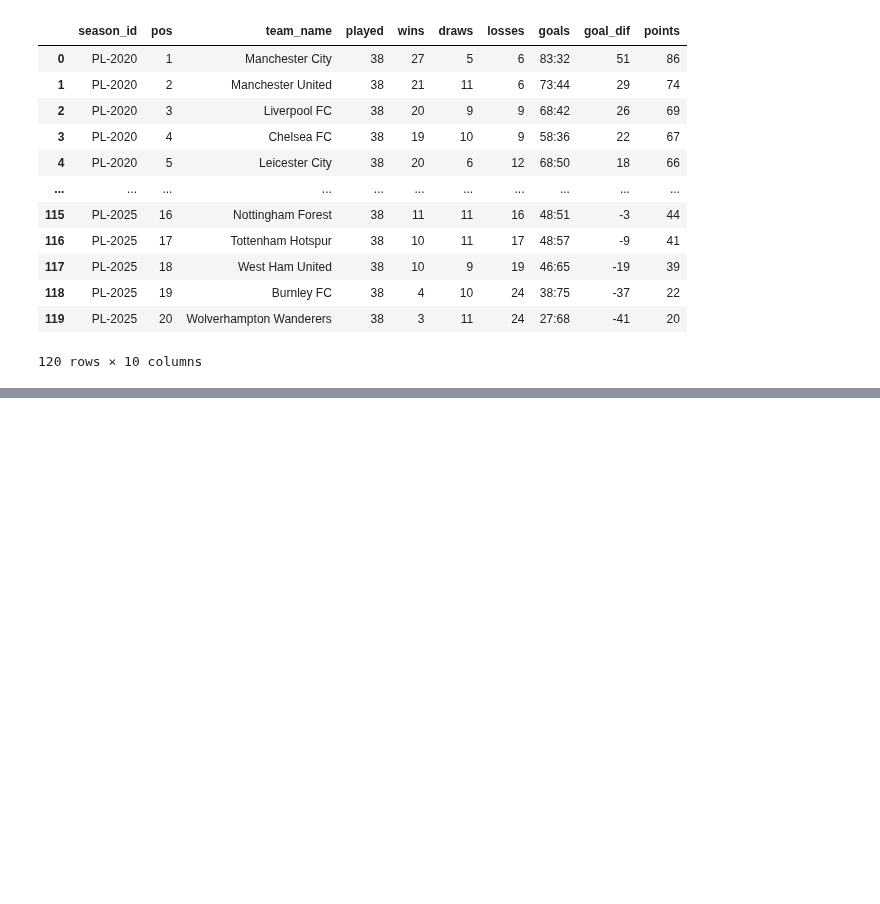
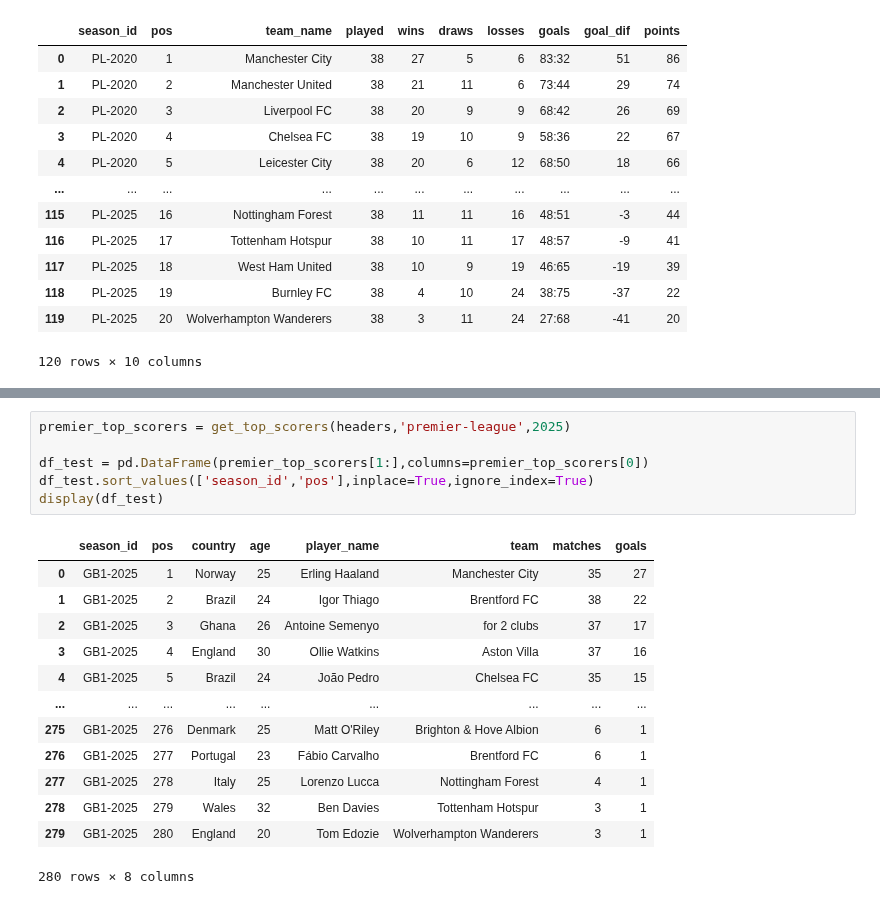
Before and after one commit to DaviGriebler/transfermarkt_scraping, a Jupyter notebook: testing scripts/scraping_examples.ipynb, the cells around one changed output, grey strips where cells are left out. Saved outputs shown, nothing was run; the diff lists cells and outputs as text; blank space fills up the shorter version.

Commit message:
add get_top_scorers into scraping_examples

```diff
--- a/testing scripts/scraping_examples.ipynb
+++ b/testing scripts/scraping_examples.ipynb
@@ -505,0 +587,20 @@ display(df_premier_table)
+# %%
+premier_top_scorers = get_top_scorers(headers,'premier-league',2025)
+
+df_test = pd.DataFrame(premier_top_scorers[1:],columns=premier_top_scorers[0])
+df_test.sort_values(['season_id','pos'],inplace=True,ignore_index=True)
+display(df_test)
+# %% [output]
+|  | season_id | pos | country | age | player_name | team | matches | goals |
+| 0 | GB1-2025 | 1 | Norway | 25 | Erling Haaland | Manchester City | 35 | 27 |
+| 1 | GB1-2025 | 2 | Brazil | 24 | Igor Thiago | Brentford FC | 38 | 22 |
+| 2 | GB1-2025 | 3 | Ghana | 26 | Antoine Semenyo | for 2 clubs | 37 | 17 |
+| 3 | GB1-2025 | 4 | England | 30 | Ollie Watkins | Aston Villa | 37 | 16 |
+| 4 | GB1-2025 | 5 | Brazil | 24 | João Pedro | Chelsea FC | 35 | 15 |
+| ... | ... | ... | ... | ... | ... | ... | ... | ... |
+| 275 | GB1-2025 | 276 | Denmark | 25 | Matt O'Riley | Brighton & Hove Albion | 6 | 1 |
+| 276 | GB1-2025 | 277 | Portugal | 23 | Fábio Carvalho | Brentford FC | 6 | 1 |
+| 277 | GB1-2025 | 278 | Italy | 25 | Lorenzo Lucca | Nottingham Forest | 4 | 1 |
+| 278 | GB1-2025 | 279 | Wales | 32 | Ben Davies | Tottenham Hotspur | 3 | 1 |
+| 279 | GB1-2025 | 280 | England | 20 | Tom Edozie | Wolverhampton Wanderers | 3 | 1 |
+280 rows × 8 columns
```
Also changed, not shown: parts of 2 cells of this notebook, 1 other file.
